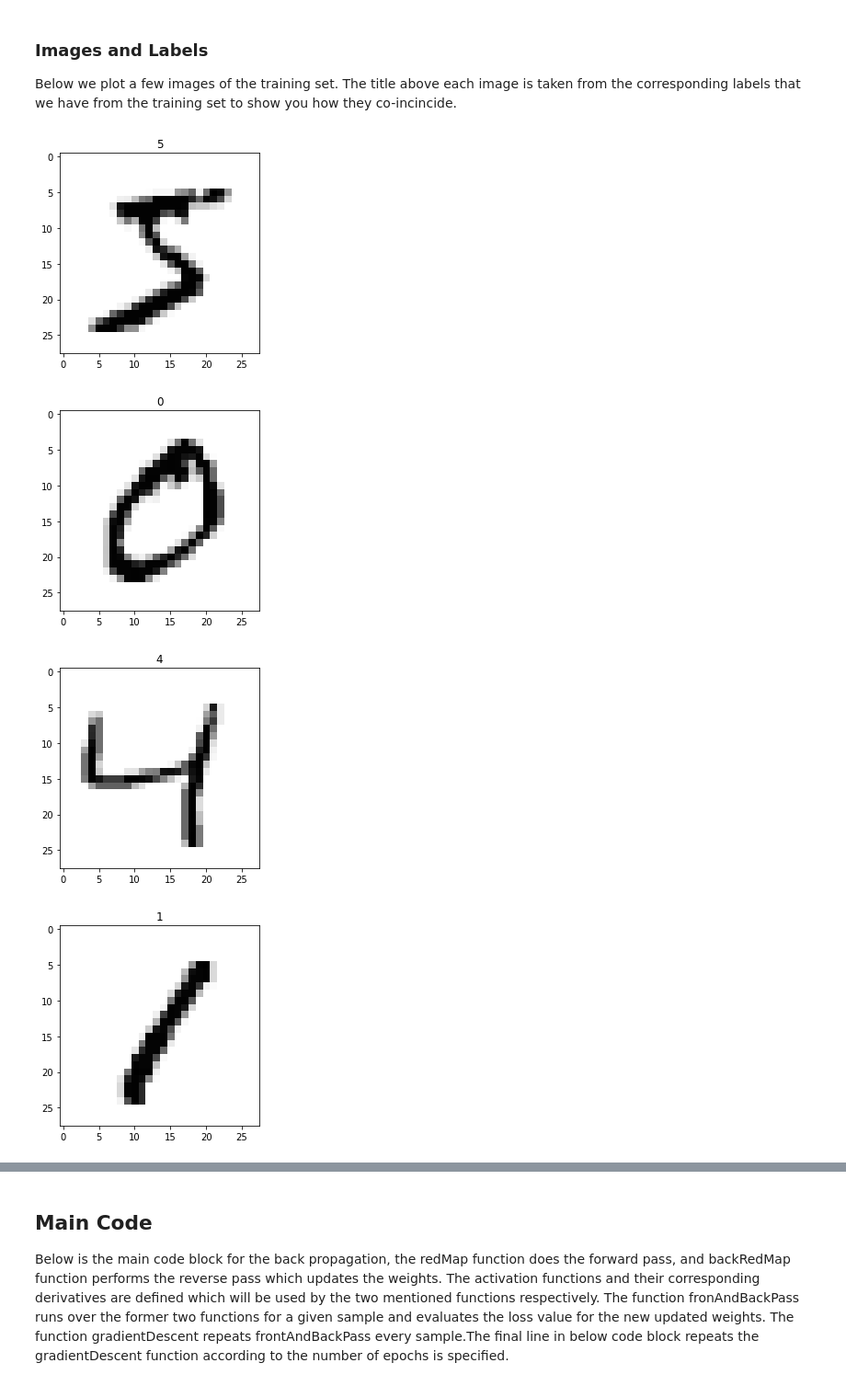
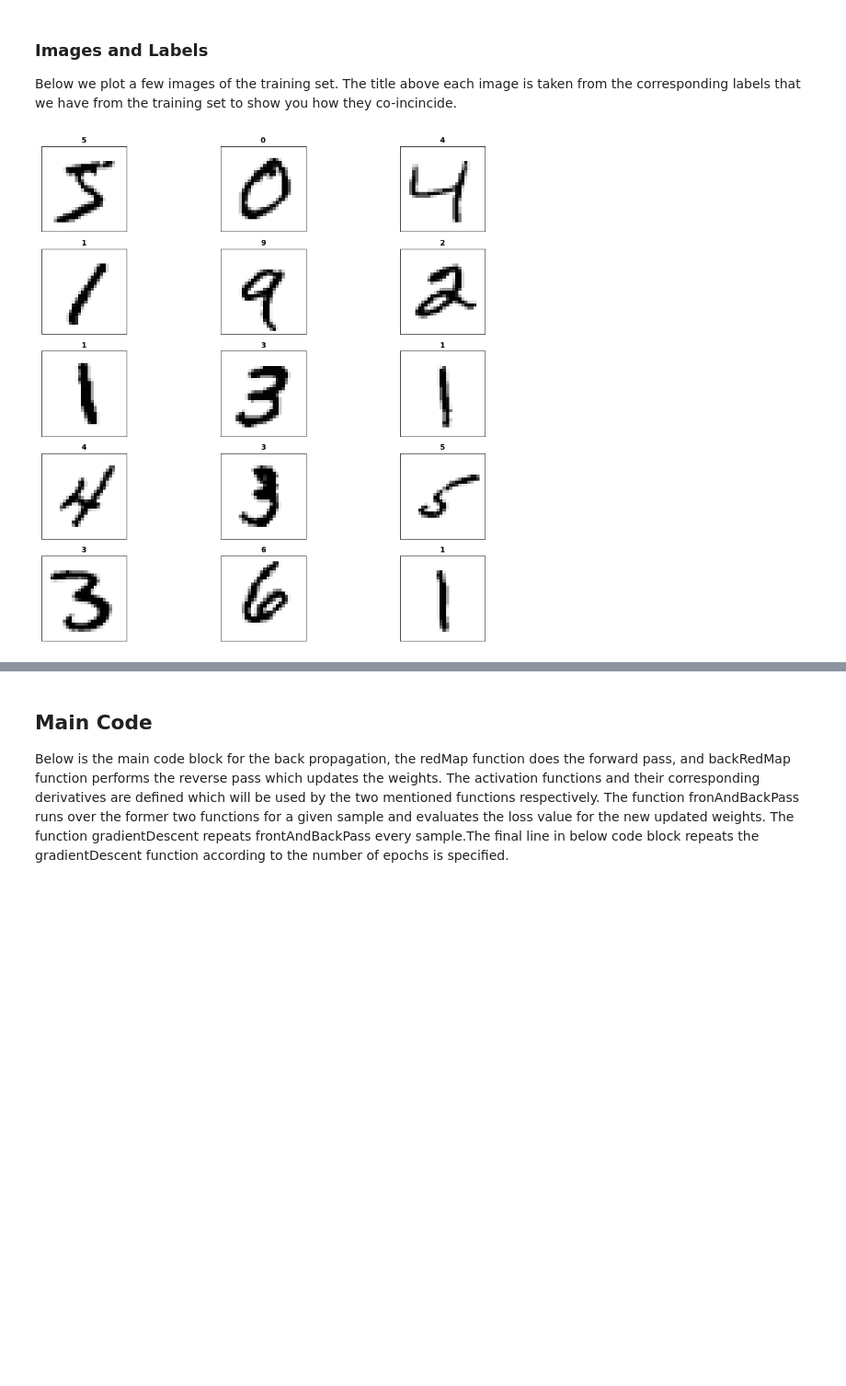
Before and after one commit to manojkumardas7/back-propagation-neural-network, a Jupyter notebook: backPropagationNeuralNetwork.ipynb, the cells around one changed output, grey strips where cells are left out. Shown at 92% size. Drawn from its saved outputs; the diff is of its cells as text; code cells hidden in the pictures; blank space fills up the shorter version.

```diff
--- a/backPropagationNeuralNetwork.ipynb
+++ b/backPropagationNeuralNetwork.ipynb
@@ -109,13 +107,13 @@ imagesFile.close()
 ### Images and Labels
 Below we plot a few images of the training set. The title above each image is taken from the corresponding labels that we have from the training set to show you how they co-incincide.
 # %%
-for x in xrange(10):
-    plt.imshow(trainImages[x,:,:].reshape(28, 28),
-               cmap='Greys', interpolation='nearest')
-    plt.title(np.nonzero(trainLabels[x,:,:])[1][0])
-    plt.pause(0.1)
+fig, ax = plt.subplots(nrows=5, ncols=3, figsize=(15,15), )
+for x in xrange(15):
+    plt.subplot(5, 3, x + 1)
+    plt.imshow(trainImages[x,:,:].reshape(28, 28), cmap='Greys', interpolation='nearest')
+    plt.title( "$\mathbf{" + str(np.nonzero(trainLabels[x,:,:])[1][0]) + "}$" , loc="center")
+    plt.xticks([])
+    plt.yticks([])
+plt.show()
 # %% [output]
-[figure, old version]
+[figure, new version]
-[figure, removed]
-[figure, removed]
-[figure, removed]
```
Also changed, not shown: parts of 5 cells of this notebook, 5 other files.
